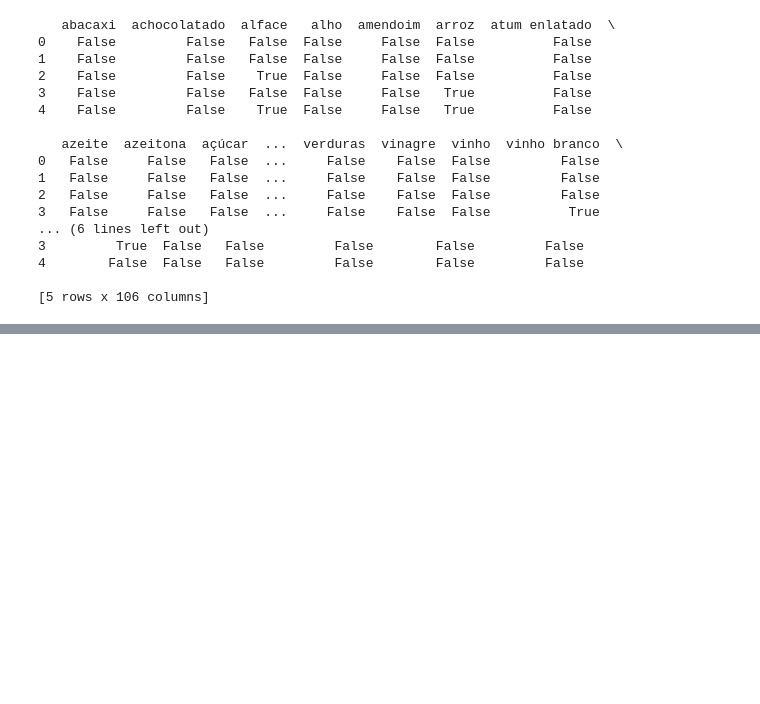
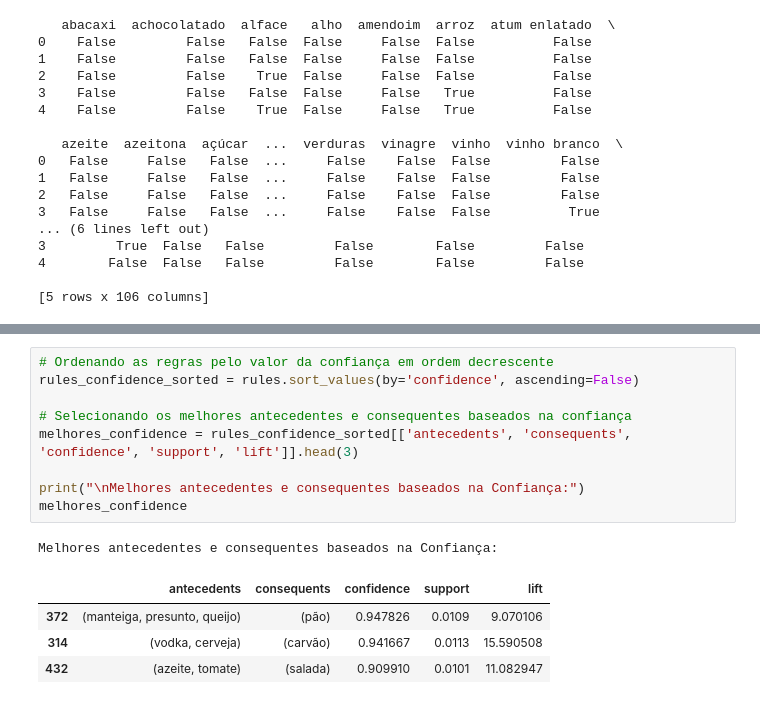
Before and after one commit to sergiolfaria/Atividades_Ciencia_De_Dados, a Jupyter notebook: Atividade mineração de/exercico.ipynb, the cells around one changed output, grey strips where cells are left out. Cells and saved outputs as stored; diff of their text form; blank space fills up the shorter version.

```diff
--- a/Atividade mineração de/exercico.ipynb
+++ b/Atividade mineração de/exercico.ipynb
@@ -193,0 +204,15 @@ print(itens_mais_comprados[['itemsets', 'support']])
+# %%
+# Ordenando as regras pelo valor da confiança em ordem decrescente
+rules_confidence_sorted = rules.sort_values(by='confidence', ascending=False)
+
+# Selecionando os melhores antecedentes e consequentes baseados na confiança
+melhores_confidence = rules_confidence_sorted[['antecedents', 'consequents', 'confidence', 'support', 'lift']].head(3)
+
+print("\nMelhores antecedentes e consequentes baseados na Confiança:")
+melhores_confidence
+# %% [output]
+Melhores antecedentes e consequentes baseados na Confiança:
+|  | antecedents | consequents | confidence | support | lift |
+| 372 | (manteiga, presunto, queijo) | (pão) | 0.947826 | 0.0109 | 9.070106 |
+| 314 | (vodka, cerveja) | (carvão) | 0.941667 | 0.0113 | 15.590508 |
+| 432 | (azeite, tomate) | (salada) | 0.909910 | 0.0101 | 11.082947 |
```
Also changed, not shown: parts of 8 cells of this notebook.
